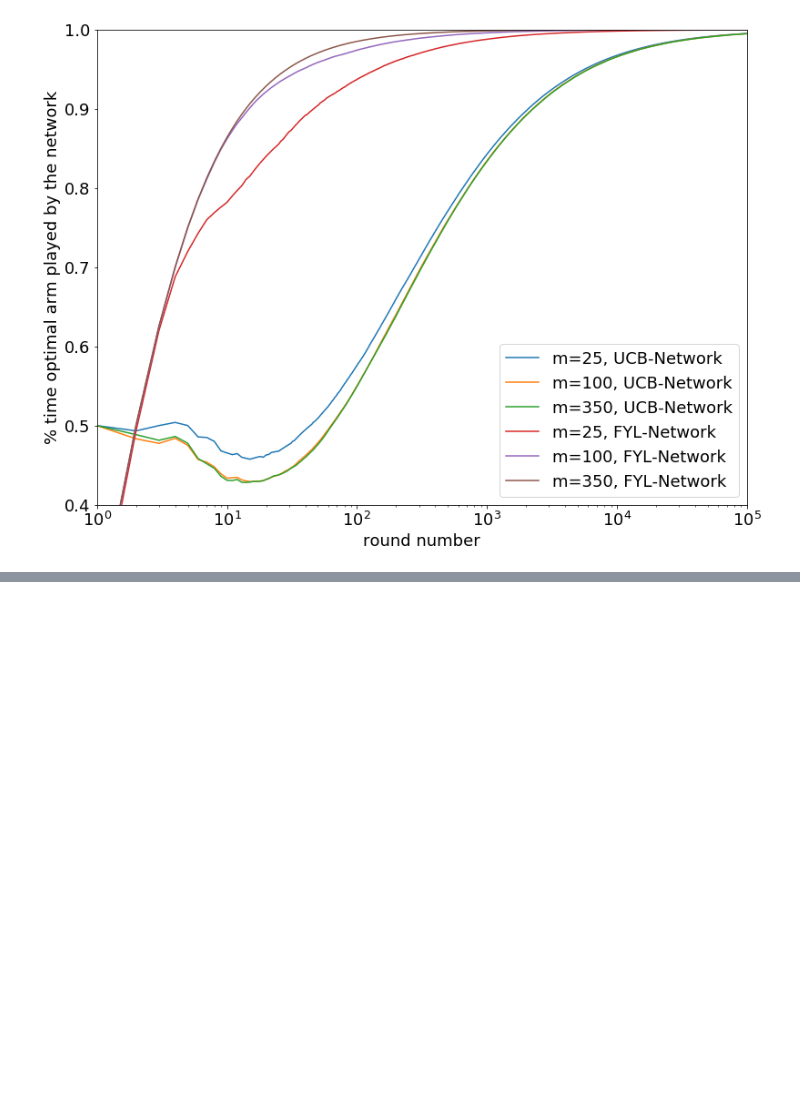
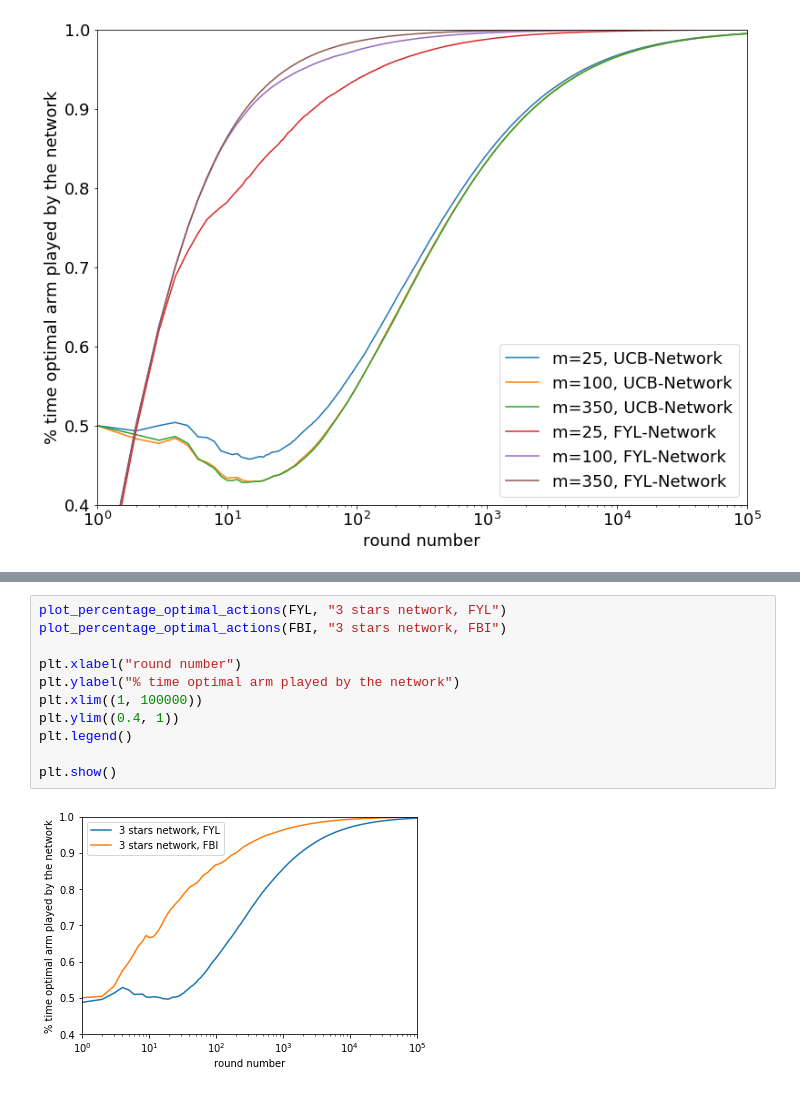
Before and after one commit to LouisTrezzini/mlgraphs-bandits-network, a Jupyter notebook: VisualizeRegret.ipynb, the cells around one changed output, grey strips where cells are left out. Cells and saved outputs as stored; diff of their text form; blank space fills up the shorter version.

```diff
--- a/VisualizeRegret.ipynb
+++ b/VisualizeRegret.ipynb
@@ -147,0 +169,13 @@ plt.show()
+# %%
+plot_percentage_optimal_actions(FYL, "3 stars network, FYL")
+plot_percentage_optimal_actions(FBI, "3 stars network, FBI")
+
+plt.xlabel("round number")
+plt.ylabel("% time optimal arm played by the network")
+plt.xlim((1, 100000))
+plt.ylim((0.4, 1))
+plt.legend()
+
+plt.show()
+# %% [output]
+[figure, added]
```
Also changed, not shown: parts of 3 cells of this notebook, 6 other files.
